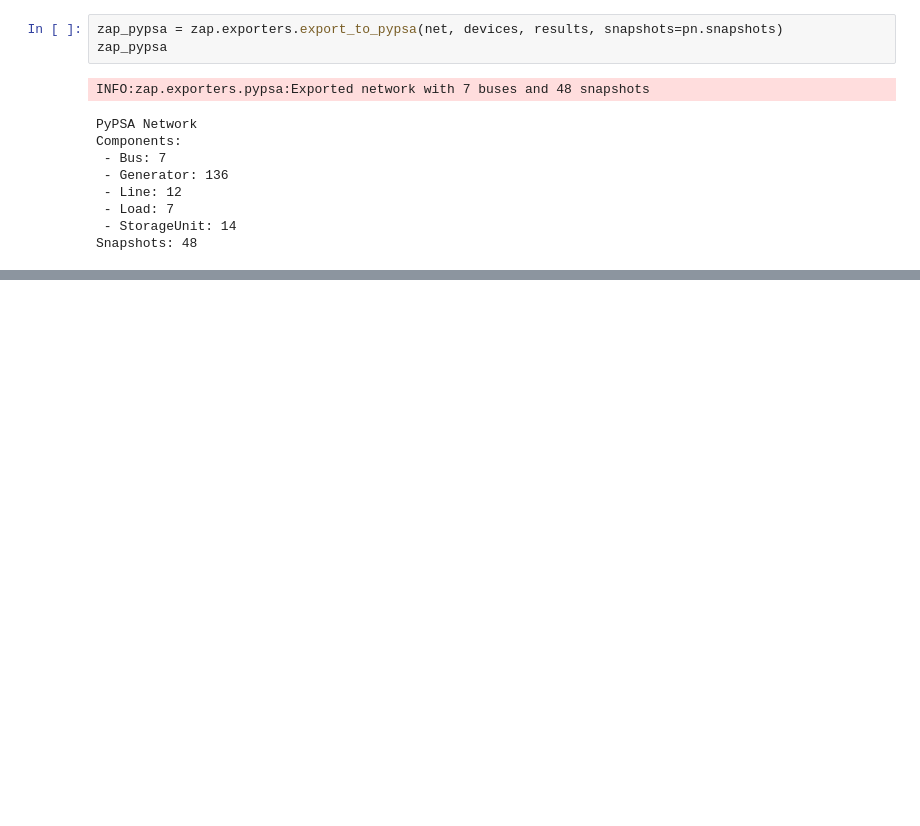
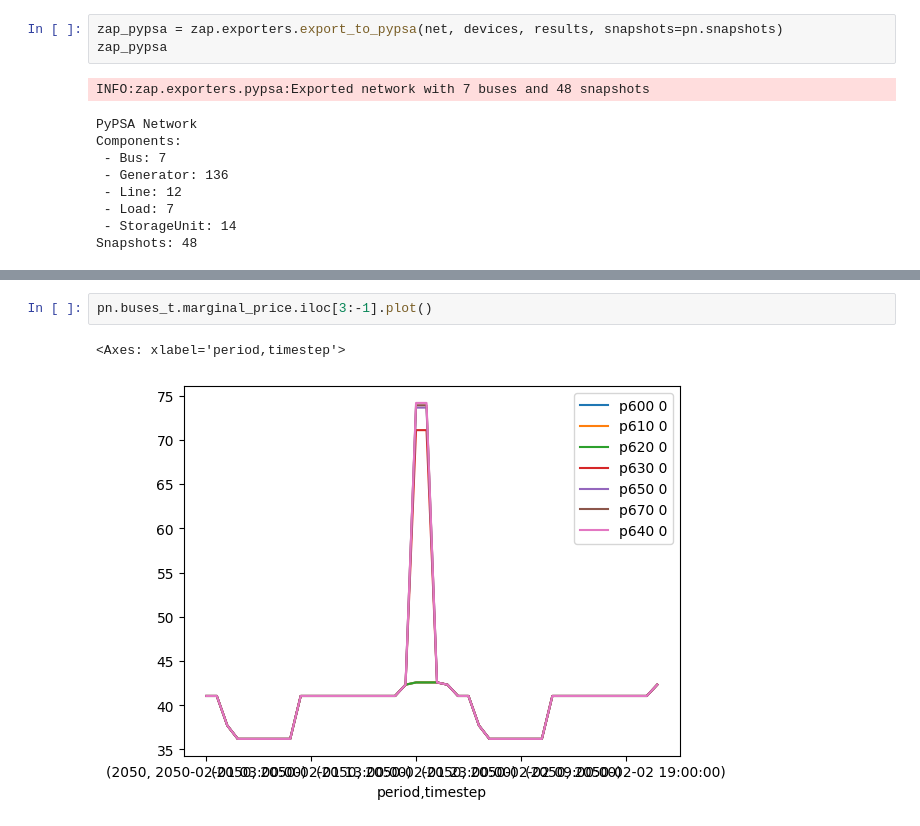
Before and after one commit to degleris1/zap, a Jupyter notebook: docs/source/pypsa_example.ipynb, the cells around one changed output, grey strips where cells are left out. Cells and saved outputs as stored; diff of their text form; blank space fills up the shorter version.

```diff
--- a/docs/source/pypsa_example.ipynb
+++ b/docs/source/pypsa_example.ipynb
@@ -55 +94,6 @@ Snapshots: 48
+# %%
+pn.buses_t.marginal_price.iloc[3:-1].plot()
+# %% [output]
+<Axes: xlabel='period,timestep'>
+[figure, added]
 # %%
```
Also changed, not shown: parts of 2 cells of this notebook, 2 other files.
